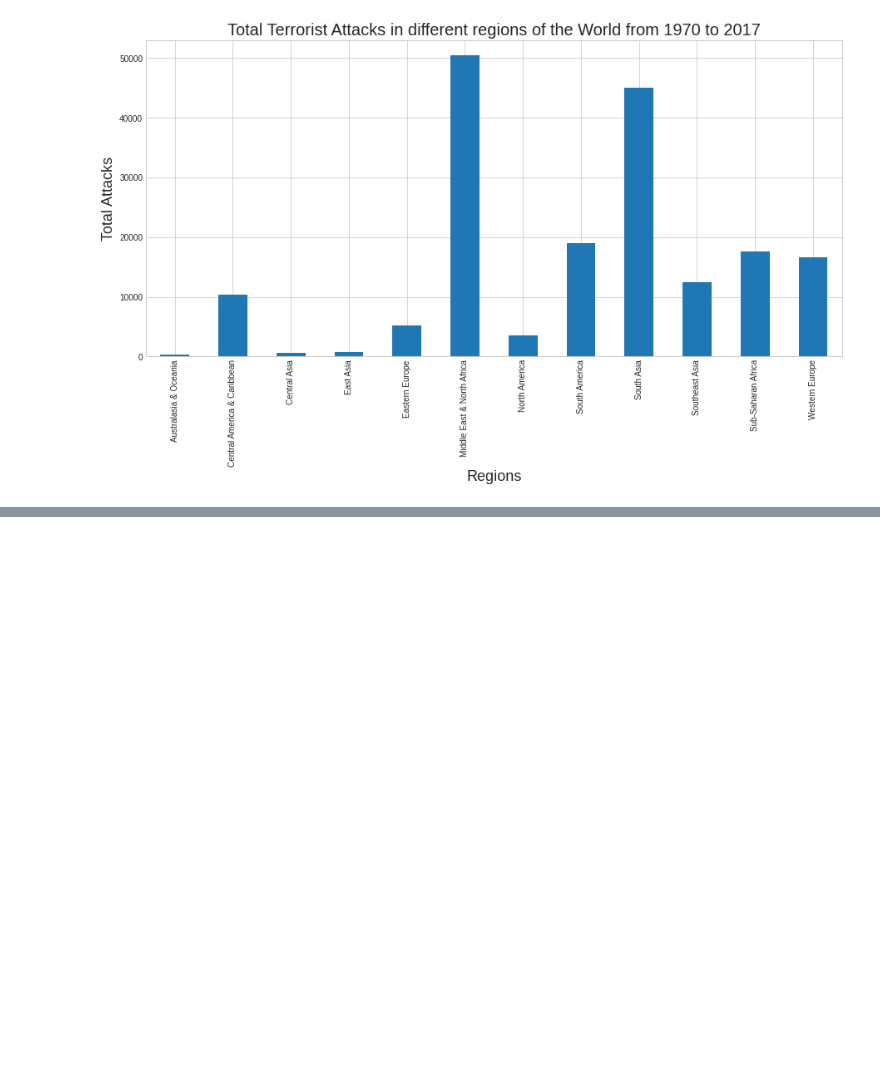
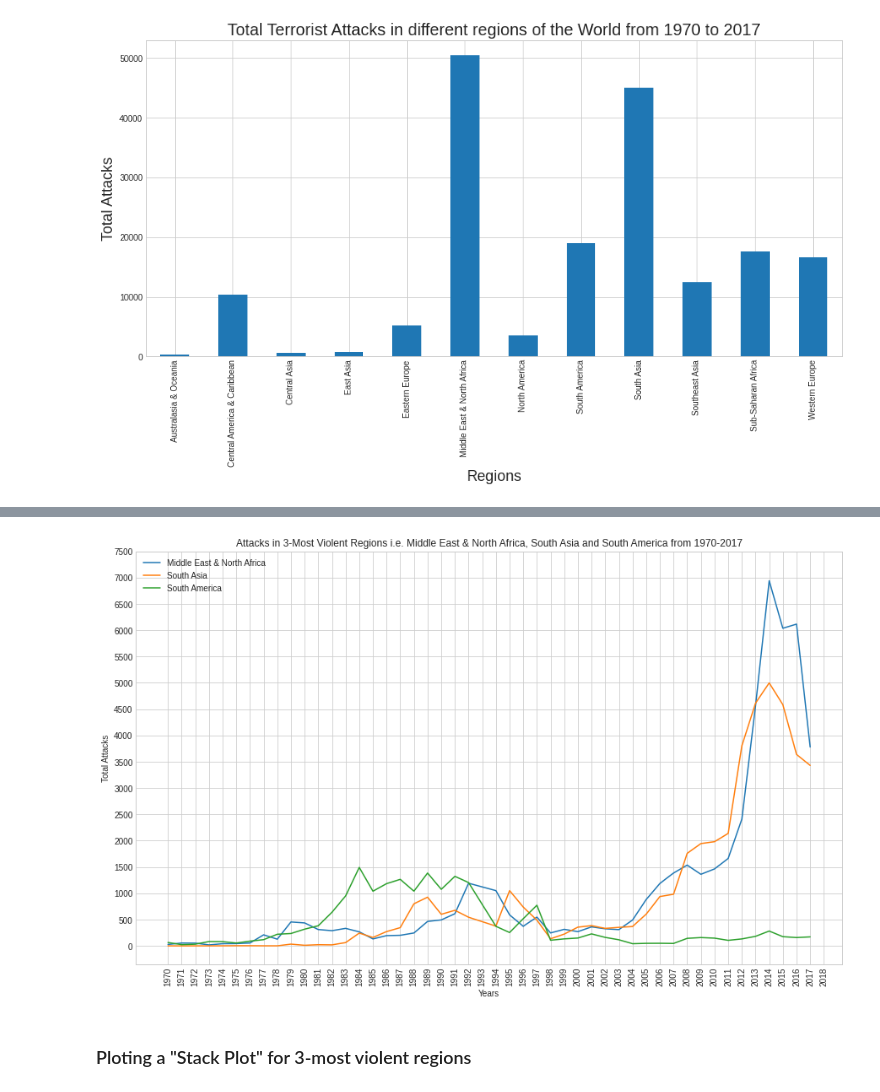
Before and after one commit to chvikas/global-terrorism-analysis, a Jupyter notebook: Global_Terrorism_Analysis_Capstone_Project.ipynb, the cells around one changed output, grey strips where cells are left out. Drawn from its saved outputs; the diff is of its cells as text; code cells hidden in the pictures; blank space fills up the shorter version.

```diff
--- a/Global_Terrorism_Analysis_Capstone_Project.ipynb
+++ b/Global_Terrorism_Analysis_Capstone_Project.ipynb
@@ -243,0 +337,29 @@ gt_df_regions.plot(kind='bar')
+# %%
+#For Middle East & North Africa
+midEast_and_northAfrica_df = gt_df.loc[gt_df['Region']=='Middle East & North Africa']
+midEast_and_northAfrica_attacks = midEast_and_northAfrica_df['Year'].value_counts()
+midEast_and_northAfrica_attacks.sort_index(inplace=True)
+# %%
+#For South Asia
+southAsia_df = gt_df.loc[gt_df['Region']=='South Asia']
+southAsia_attacks = southAsia_df['Year'].value_counts()
+southAsia_attacks.sort_index(inplace=True)
+# %%
+#For South America
+south_America_df = gt_df.loc[gt_df['Region']=='South America']
+south_America_attacks = south_America_df['Year'].value_counts()
+south_America_attacks.sort_index(inplace=True)
+# %%
+# Giving the names to columns for attacks
+midEast_and_northAfrica_attacks = midEast_and_northAfrica_attacks.rename(index='Middle_East_and_North_Africa_Attacks')
+southAsia_attacks = southAsia_attacks.rename(index='South_Asia_Attacks')
+south_America_attacks = south_America_attacks.rename(index='South_America_Attacks')
+
+#Combining all three into one Data Frame
+three_violent_regions = pd.concat([midEast_and_northAfrica_attacks, southAsia_attacks, south_America_attacks], axis=1)
+
+#Filling the NaN values
+three_violent_regions.fillna(0, inplace=True)
+
+#Changing the datatype to "int"
+three_violent_regions = three_violent_regions.astype(int)
@@ -243,0 +386,18 @@ gt_df_regions.plot(kind='bar')
+# %%
+# Plotting a graph to compare 3-most violent regions using "three_violent_regions" DataFrame
+plt.figure(figsize=(15,9))
+plt.plot(three_violent_regions)
+plt.legend(['Middle East & North Africa','South Asia','South America'])
+plt.title("Attacks in 3-Most Violent Regions i.e. Middle East & North Africa, South Asia and South America from 1970-2017")
+plt.xlabel('Years')
+plt.ylabel('Total Attacks')
+plt.xticks(rotation=90)
+plt.xticks(np.arange(1970,2019,1))
+plt.yticks(np.arange(0,8000,500))
+
+plt.xticks(rotation=90)
+plt.show()
+# %% [output]
+[figure, added]
+# %% [markdown]
+### Ploting a "Stack Plot" for 3-most violent regions
```
Also changed, not shown: parts of 19 cells of this notebook.
